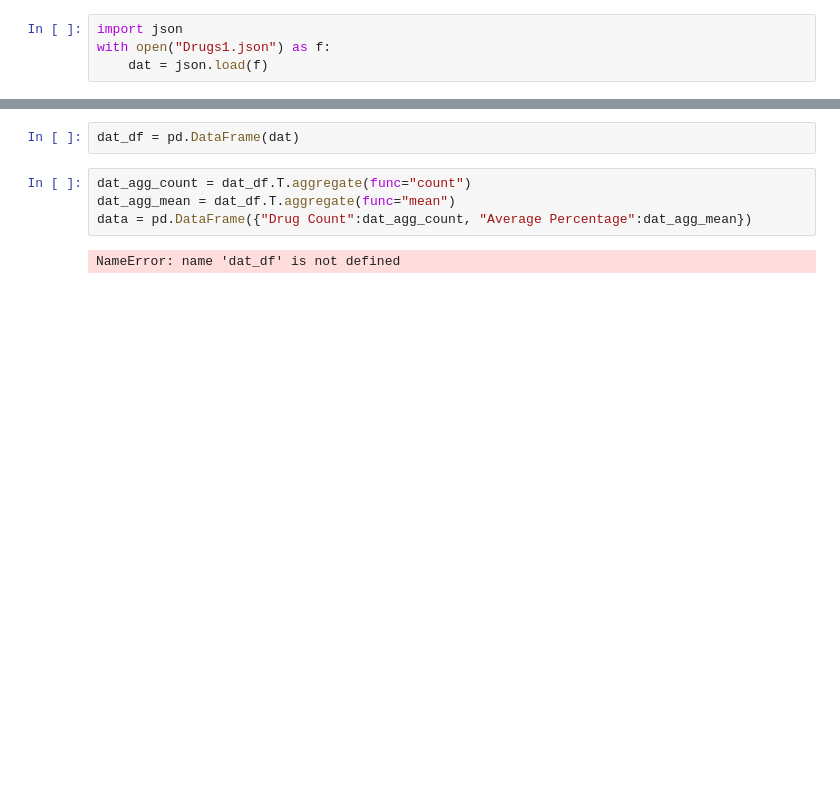
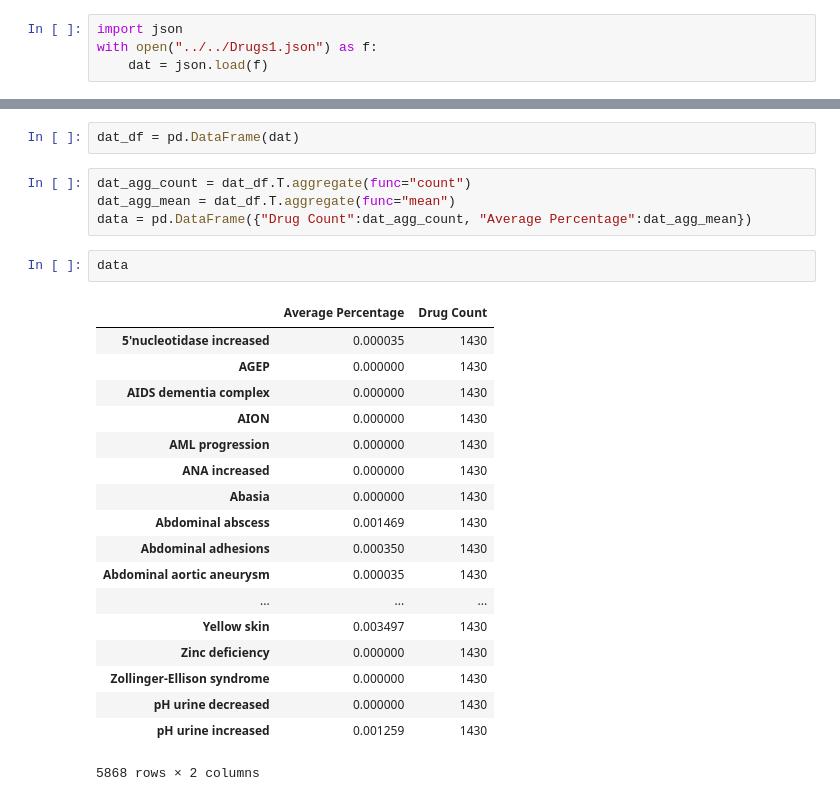
Before and after one commit to Jrc356/Drug-Side-Effects-Visualization, a Jupyter notebook: Data - SIDER/Visualization.ipynb, the cells around one changed output, grey strips where cells are left out. Drawn from its saved outputs; the diff is of its cells as text; blank space fills up the shorter version.

```diff
--- a/Data - SIDER/Visualization.ipynb
+++ b/Data - SIDER/Visualization.ipynb
@@ -63,7 +63,7 @@ fig.savefig("side effects.png")
 ## Updated Data including commonality
 # %%
 import json
-with open("Drugs1.json") as f:
+with open("../../Drugs1.json") as f:
     dat = json.load(f)
 # %%
 for drug in dat:
@@ -134,5 +134,24 @@ dat_df = pd.DataFrame(dat)
 dat_agg_count = dat_df.T.aggregate(func="count")
 dat_agg_mean = dat_df.T.aggregate(func="mean")
 data = pd.DataFrame({"Drug Count":dat_agg_count, "Average Percentage":dat_agg_mean})
-# %% [output]
-NameError: name 'dat_df' is not defined
+# %%
+data
+# %% [output]
+|  | Average Percentage | Drug Count |
+| 5'nucleotidase increased | 0.000035 | 1430 |
+| AGEP | 0.000000 | 1430 |
+| AIDS dementia complex | 0.000000 | 1430 |
+| AION | 0.000000 | 1430 |
+| AML progression | 0.000000 | 1430 |
+| ANA increased | 0.000000 | 1430 |
+| Abasia | 0.000000 | 1430 |
+| Abdominal abscess | 0.001469 | 1430 |
+| Abdominal adhesions | 0.000350 | 1430 |
+| Abdominal aortic aneurysm | 0.000035 | 1430 |
+| ... | ... | ... |
+| Yellow skin | 0.003497 | 1430 |
+| Zinc deficiency | 0.000000 | 1430 |
+| Zollinger-Ellison syndrome | 0.000000 | 1430 |
+| pH urine decreased | 0.000000 | 1430 |
+| pH urine increased | 0.001259 | 1430 |
+5868 rows × 2 columns
```
Also changed, not shown: 4 other files.
